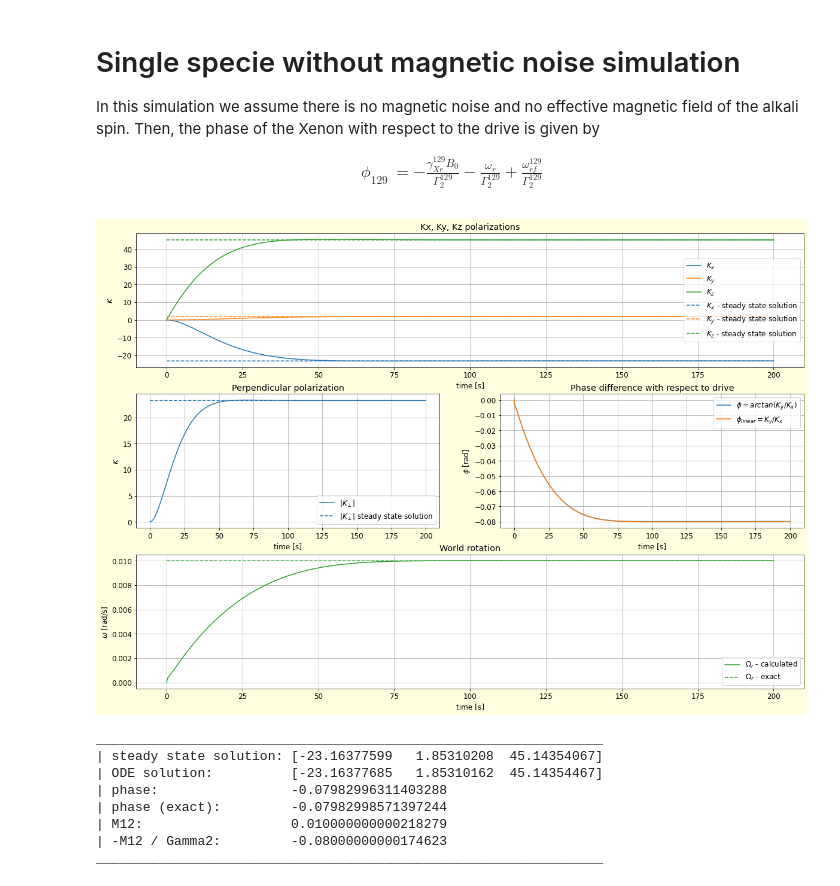
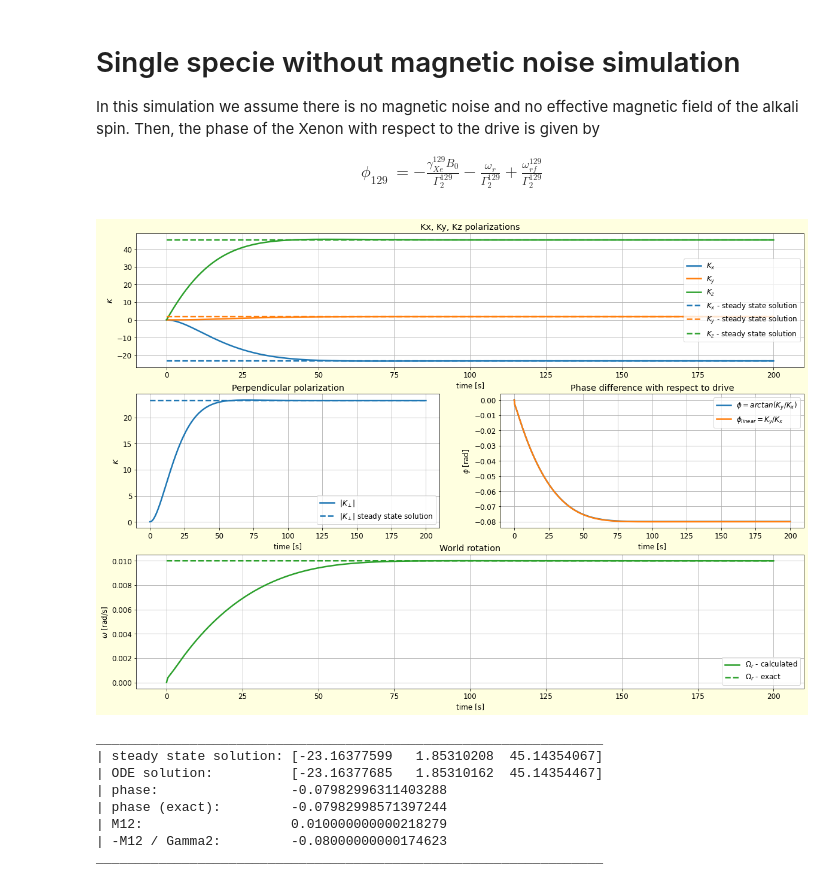
Before and after one commit to RoyElkabetz/NMR-gyroscope, a Jupyter notebook: NMRG_experiment.ipynb, the cells around one changed output. Saved outputs shown, nothing was run; the diff lists cells and outputs as text; code cells hidden in the pictures.

```diff
--- a/NMRG_experiment.ipynb
+++ b/NMRG_experiment.ipynb
@@ -234,6 +234,8 @@ Kt = Xe129.solve_dynamics(ts)
 plt.rcParams.update({'font.size': 12})  # increase the font size
 plt.rcParams['axes.facecolor'] = 'white'
 plt.rcParams["figure.facecolor"] = 'lightyellow'
+plt.rcParams["figure.facecolor"] = 'lightyellow'
+plt.rcParams["lines.linewidth"] = 2.5
 
 fig = plt.figure(figsize=(20, 14))
 
@@ -259,34 +261,34 @@ ax2.plot(ts, K_perp_steady, '--', label='$|K_{\perp}|$ steady state solution', c
 ax2.set_xlabel("time [s]")
 ax2.set_ylabel("$K$")
 ax2.grid(True)
 ax2.legend()
 ax2.set_title('Perpendicular polarization')
 
 phi = np.arctan(Kt[:, 1] / Kt[:, 0])
 phi_linear = Kt[:, 1] / Kt[:, 0]
 ax3 = plt.subplot(3, 2, 4)
 ax3.plot(ts, phi, label='$\phi = arctan(K_y/K_x)$')
 ax3.plot(ts, phi_linear, label='$\phi_{linear} = K_y/K_x$')
 ax3.set_xlabel("time [s]")
 ax3.set_ylabel("$\phi$ [rad]")
 ax3.grid(True)
 ax3.legend()
 ax3.set_title('Phase difference with respect to drive')
 
 world_rotation = -phi_linear * Xe129.gamma2 + Xe129.gamma * B0 - Xe129.wd_y
 ax4 = plt.subplot(3, 2, (5, 6))
 ax4.plot(ts, world_rotation, label='$\Omega_r$ - calculated', color='tab:green')
 ax4.plot(ts, wr * np.ones_like(ts), '--', label='$\Omega_r$ - exact', color='tab:green')
 ax4.set_xlabel("time [s]")
 ax4.set_ylabel("$\omega$ [rad/s]")
 ax4.grid(True)
 ax4.legend()
 ax4.set_title('World rotation')
 
 plt.tight_layout
 plt.show()
 # %% [output]
-[figure, old version]
+[figure, new version]
 # %%
 print('_________________________________________________________________')
 print('| steady state solution: {}'.format(Xe129.Ksteady))
```
